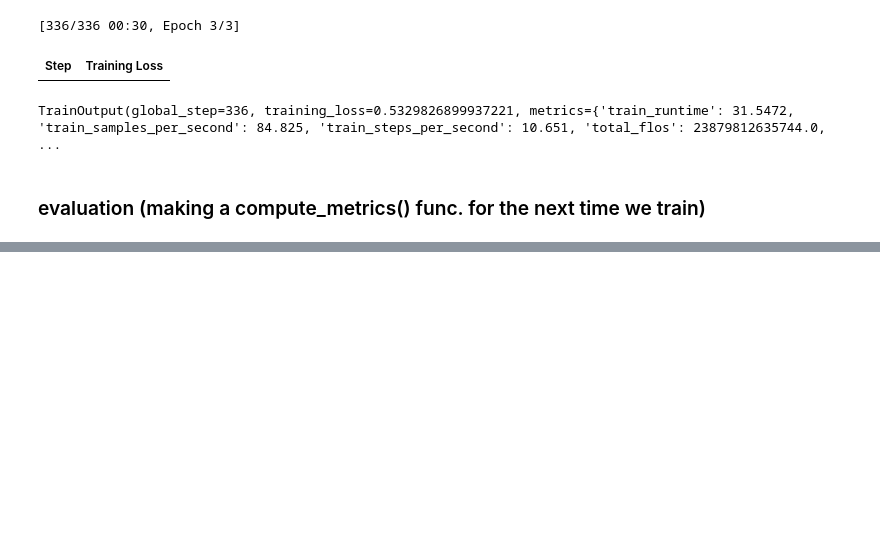
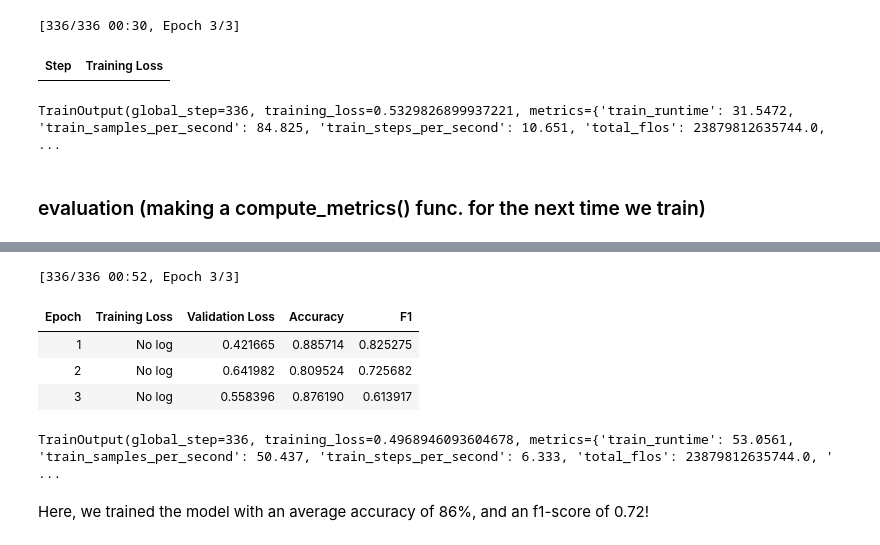
Before and after one commit to zoesuhnny/data_science_and_ml_notes, a Jupyter notebook: (smaller_dataset)_llm_notes_from_hugging_face.ipynb, the cells around one changed output, grey strips where cells are left out. Saved outputs shown, nothing was run; the diff lists cells and outputs as text; code cells hidden in the pictures; blank space fills up the shorter version.

```diff
--- a/(smaller_dataset)_llm_notes_from_hugging_face.ipynb
+++ b/(smaller_dataset)_llm_notes_from_hugging_face.ipynb
@@ -328,0 +374,13 @@ TrainOutput(global_step=336, training_loss=0.5329826899937221, metrics={'train_r
+# %%
+accuracy_metric = evaluate.load("accuracy")
+f1_metric = evaluate.load("f1")
+#load-in metrics separately.
+
+accuracy_result = accuracy_metric.compute(predictions=preds, references=predictions.label_ids)
+f1_result = f1_metric.compute(predictions=preds, references=predictions.label_ids, average="macro")
+#save metrics to values.
+#.compute() takes predictions, references (the label_ids that compares against predicted labels, preds))
+#do macro for f1, precision, and recall, and micro is typically for accuracy.
+
+print("Accuracy:", accuracy_result)
+print("F1-Score (macro):", f1_result)
@@ -328,0 +392,15 @@ TrainOutput(global_step=336, training_loss=0.5329826899937221, metrics={'train_r
+# %%
+def compute_metrics(eval_preds):
+    acc_metric = evaluate.load("accuracy")
+    f1_metric = evaluate.load("f1")
+
+
+    logits, labels = eval_preds
+    predictions = np.argmax(logits, axis=-1)
+
+    #use labels, not predictions.label_ids
+    acc = acc_metric.compute(predictions=predictions, references=labels)
+    f1 = f1_metric.compute(predictions=predictions, references=labels, average="macro")
+
+    # Trainer expects a single dictionary of metrics
+    return {**acc, **f1}
@@ -328,0 +418,13 @@ TrainOutput(global_step=336, training_loss=0.5329826899937221, metrics={'train_r
+# %%
+training_args = TrainingArguments("test-trainer", eval_strategy="epoch")
+model = AutoModelForSequenceClassification.from_pretrained(checkpoint, num_labels=4)
+
+trainer = Trainer(
+    model,
+    training_args,
+    train_dataset=tokenized_datasets["train"],
+    eval_dataset=tokenized_datasets["validation"],
+    data_collator=data_collator,
+    processing_class=tokenizer,
+    compute_metrics=compute_metrics, #here.
+)
@@ -328,0 +448,11 @@ TrainOutput(global_step=336, training_loss=0.5329826899937221, metrics={'train_r
+# %%
+trainer.train()
+# %% [output]
+[336/336 00:52, Epoch 3/3]
+| Epoch | Training Loss | Validation Loss | Accuracy | F1 |
+| 1 | No log | 0.421665 | 0.885714 | 0.825275 |
+| 2 | No log | 0.641982 | 0.809524 | 0.725682 |
+| 3 | No log | 0.558396 | 0.876190 | 0.613917 |
+TrainOutput(global_step=336, training_loss=0.4968946093604678, metrics={'train_runtime': 53.0561, 'train_samples_per_second': 50.437, 'train_steps_per_second': 6.333, 'total_flos': 23879812635744.0, ' ...
+# %% [markdown]
+Here, we trained the model with an average accuracy of 86%, and an f1-score of 0.72!
```
Also changed, not shown: parts of 14 cells of this notebook.
